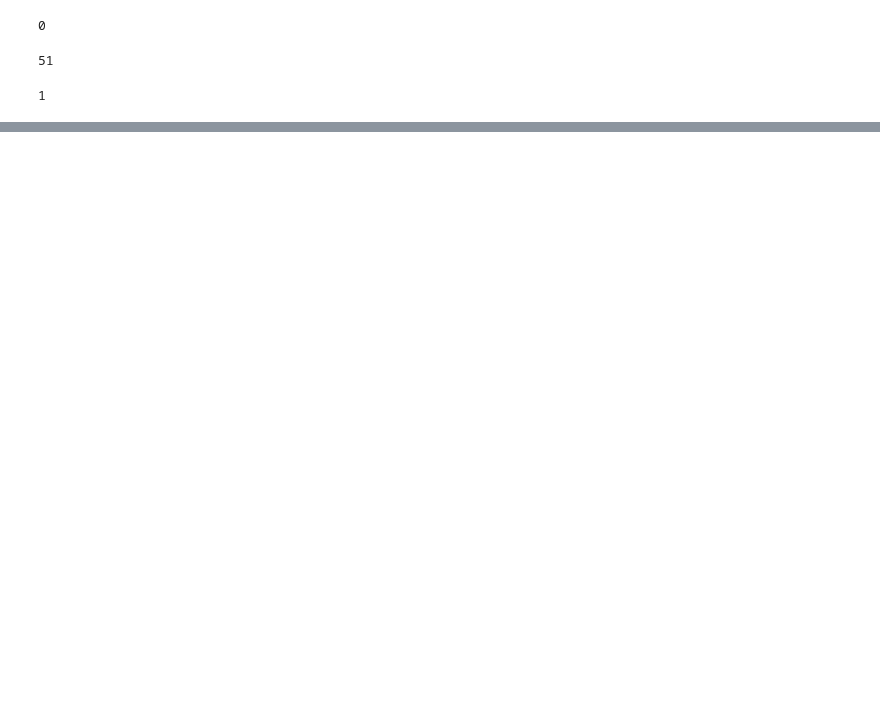
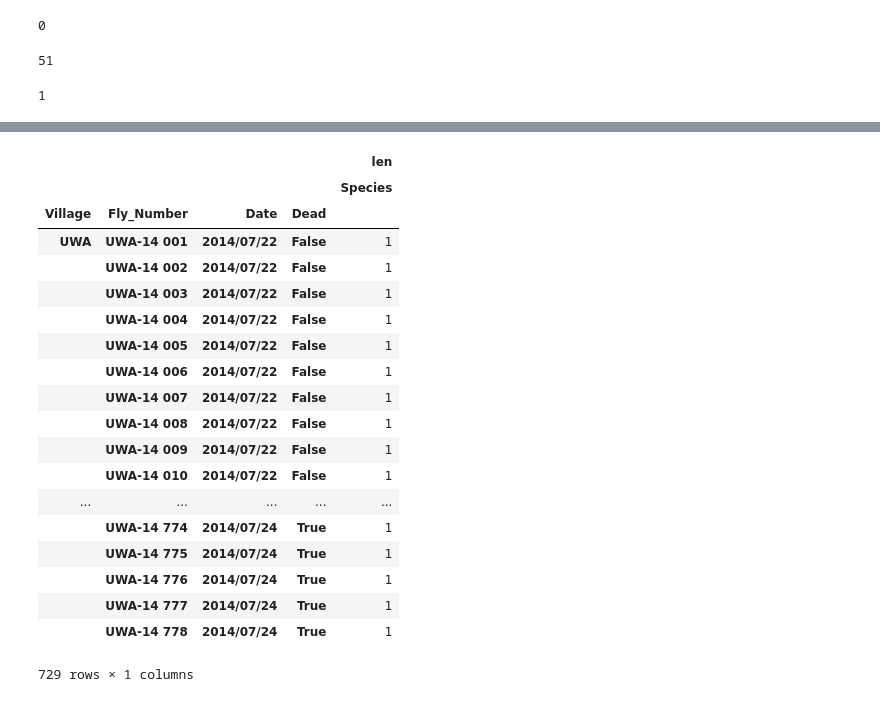
Before and after one commit to xguse/ipy_notebooks, a Jupyter notebook: YALE/g_f_fuscipes_general/2015-02-16_g_f_fuscipes_pandas_import.ipynb, the cells around one changed output, grey strips where cells are left out. Cells and saved outputs as stored; diff of their text form; code cells hidden in the pictures; blank space fills up the shorter version.

```diff
--- a/YALE/g_f_fuscipes_general/2015-02-16_g_f_fuscipes_pandas_import.ipynb
+++ b/YALE/g_f_fuscipes_general/2015-02-16_g_f_fuscipes_pandas_import.ipynb
@@ -293,0 +383,28 @@ KeyError: 'infection_state'
+# %%
+
+table1 = pd.pivot_table(df1,index=['Village', 'Fly_Number', 'Date','Dead'],
+                      values=['Species'],
+                      fill_value=0,
+                      aggfunc=[len])
+table1
+# %% [output]
+|  |  |  |  | len |
+|  |  |  |  | Species |
+| Village | Fly_Number | Date | Dead |  |
+| UWA | UWA-14 001 | 2014/07/22 | False | 1 |
+|  | UWA-14 002 | 2014/07/22 | False | 1 |
+|  | UWA-14 003 | 2014/07/22 | False | 1 |
+|  | UWA-14 004 | 2014/07/22 | False | 1 |
+|  | UWA-14 005 | 2014/07/22 | False | 1 |
+|  | UWA-14 006 | 2014/07/22 | False | 1 |
+|  | UWA-14 007 | 2014/07/22 | False | 1 |
+|  | UWA-14 008 | 2014/07/22 | False | 1 |
+|  | UWA-14 009 | 2014/07/22 | False | 1 |
+|  | UWA-14 010 | 2014/07/22 | False | 1 |
+| ... | ... | ... | ... | ... |
+|  | UWA-14 774 | 2014/07/24 | True | 1 |
+|  | UWA-14 775 | 2014/07/24 | True | 1 |
+|  | UWA-14 776 | 2014/07/24 | True | 1 |
+|  | UWA-14 777 | 2014/07/24 | True | 1 |
+|  | UWA-14 778 | 2014/07/24 | True | 1 |
+729 rows × 1 columns
```
Also changed, not shown: parts of 35 cells of this notebook, 10 other files.
